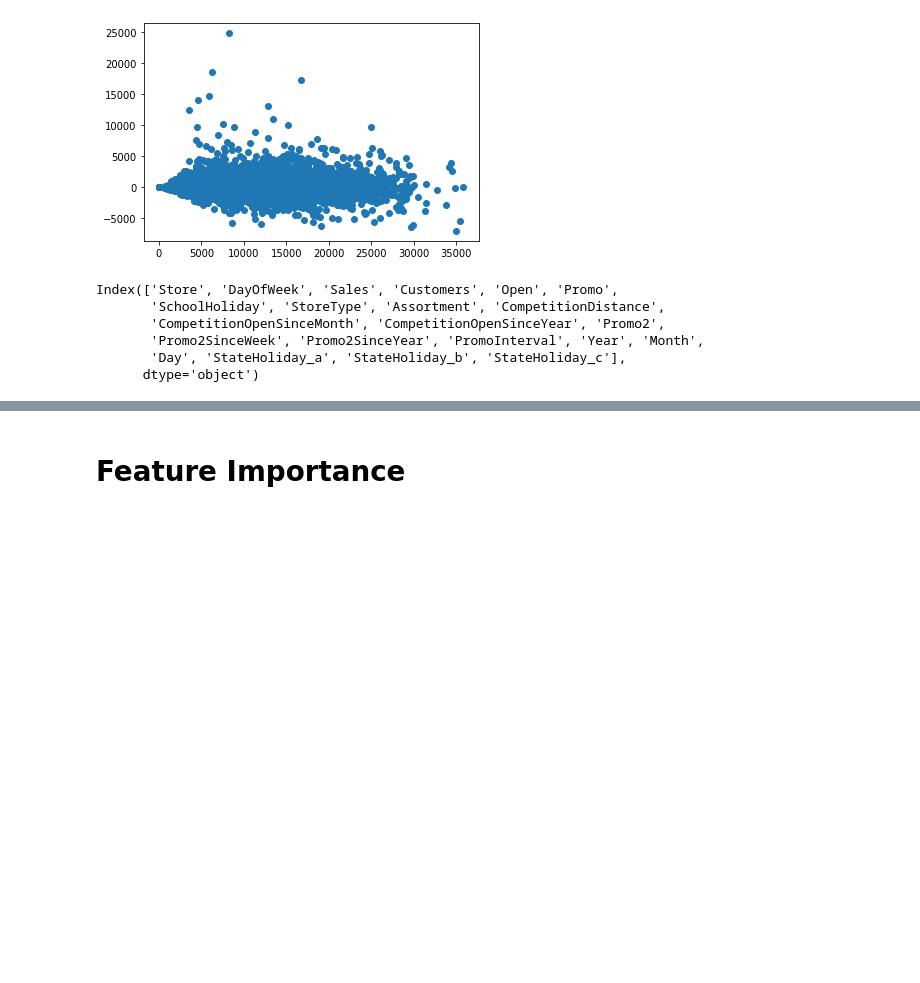
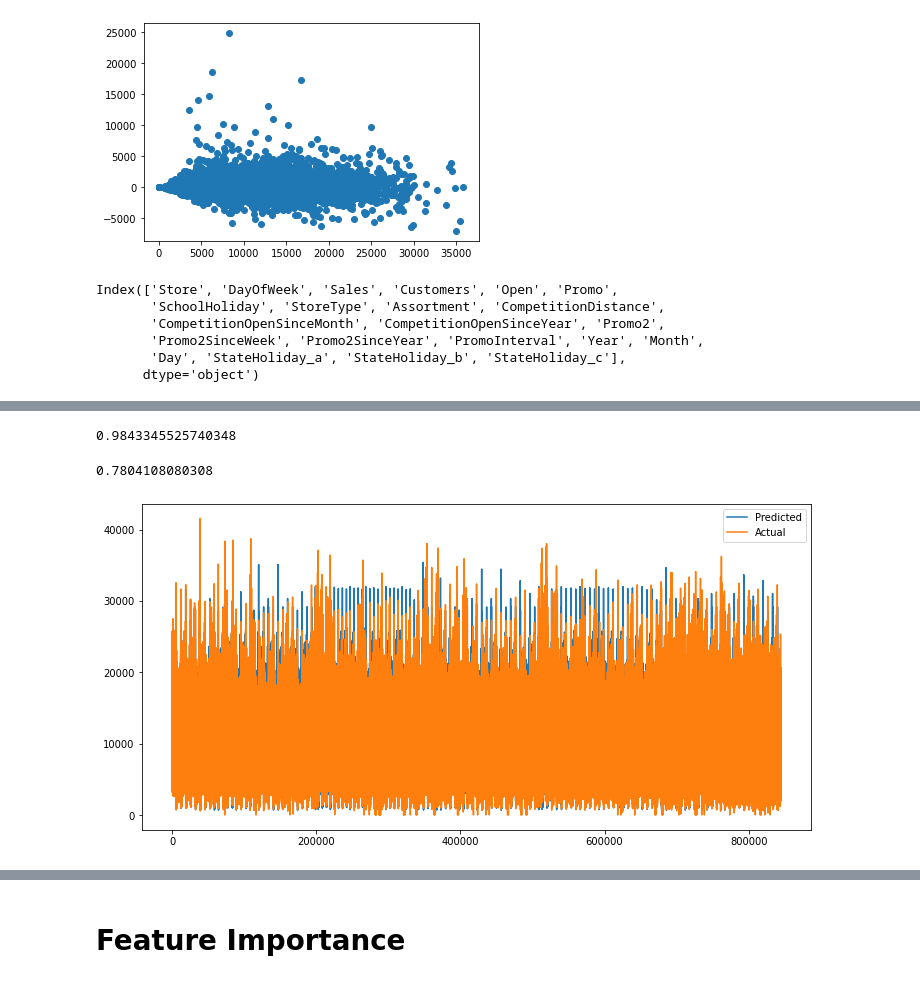
Before and after one commit to Gaurav-Yaduvanshi/Capstone-Project-2-Retail-Sales-Prediction, a Jupyter notebook: Retail_Sales_Prediction_Capstone_Project_2_Team_notebook_.ipynb, the cells around one changed output, grey strips where cells are left out. Saved outputs shown, nothing was run; the diff lists cells and outputs as text; code cells hidden in the pictures; blank space fills up the shorter version.

```diff
--- a/Retail_Sales_Prediction_Capstone_Project_2_Team_notebook_.ipynb
+++ b/Retail_Sales_Prediction_Capstone_Project_2_Team_notebook_.ipynb
@@ -962,0 +1080,8 @@ Index(['Store', 'DayOfWeek', 'Sales', 'Customers', 'Open', 'Promo',
+# %%
+X_test=test_data[list(set(df2.columns)-{"Sales","Date"})]
+y_test=test_data["Sales"]
+# %%
+# Transforming data
+scaler = MinMaxScaler()
+X_train = scaler.fit_transform(X_train)
+X_test = scaler.transform(X_test)
@@ -962,0 +1095,29 @@ Index(['Store', 'DayOfWeek', 'Sales', 'Customers', 'Open', 'Promo',
+# %%
+#Random Forest with Parameters
+rdf = RandomForestRegressor(n_estimators=80,min_samples_split=2, min_samples_leaf=1,max_depth=None,n_jobs=-1)
+rdfreg = rdf.fit(X_train, y_train)
+# %%
+# Making predictions on train and test data
+y_pred_train_r = rdf.predict(X_train)
+y_pred_test_r = rdf.predict(X_test)
+# %%
+# Checking the Performance on train set
+r2_train_random = r2_score(y_train, y_pred_train_r)
+print(r2_train_random)
+# %% [output]
+0.9843345525740348
+# %%
+# Checking the Performance on test set
+r2_test_random= r2_score(y_test, y_pred_test_r)
+print(r2_test_random)
+# %% [output]
+0.7804108080308
+# %%
+#Plot
+plt.figure(figsize=(12,6))
+plt.plot(np.array(y_pred_test_r))
+plt.plot(np.array(y_test))
+plt.legend(["Predicted","Actual"])
+plt.show()
+# %% [output]
+[figure, added]
```
Also changed, not shown: parts of 24 cells of this notebook.
